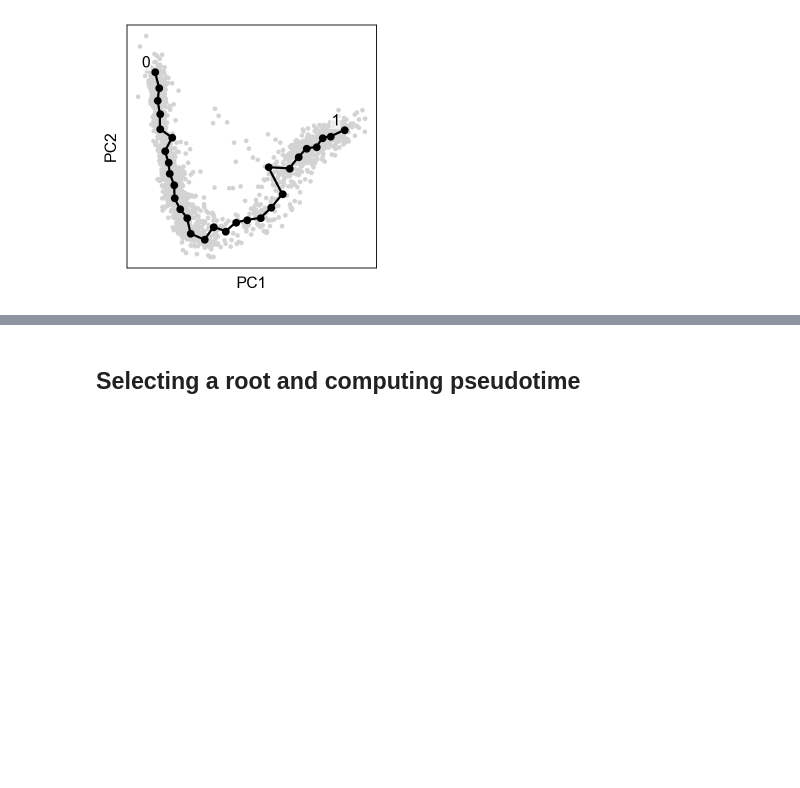
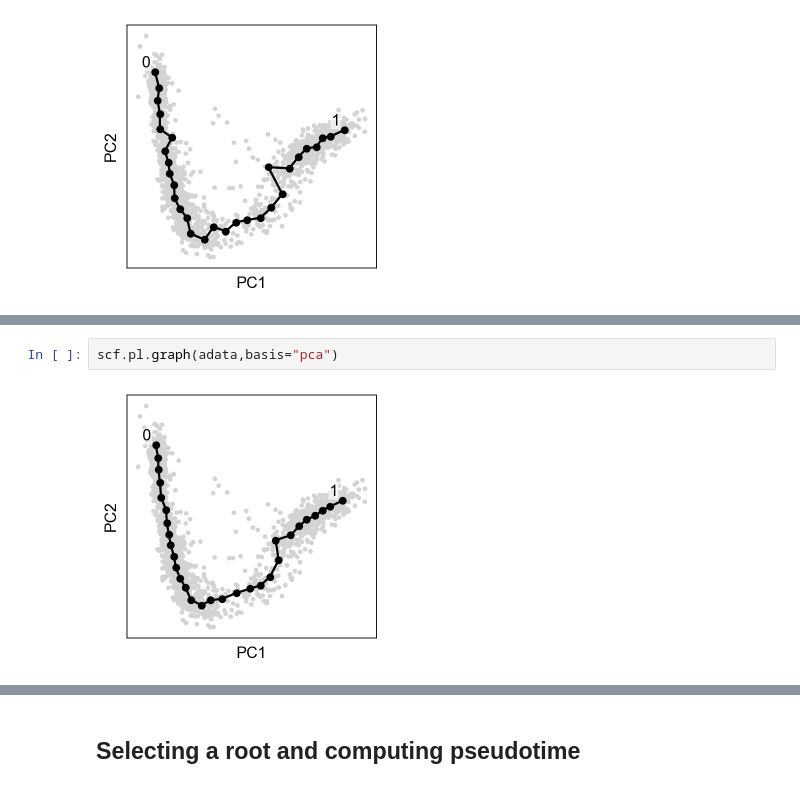
Before and after one commit to LouisFaure/scFates_notebooks, a Jupyter notebook: Basic_Curved_trajectory_analysis.ipynb, the cells around one changed output, grey strips where cells are left out. Cells and saved outputs as stored; diff of their text form; blank space fills up the shorter version.

```diff
--- a/Basic_Curved_trajectory_analysis.ipynb
+++ b/Basic_Curved_trajectory_analysis.ipynb
@@ -89,0 +112,4 @@ scf.pl.graph(adata,basis="pca")
+# %%
+scf.pl.graph(adata,basis="pca")
+# %% [output]
+[figure, added]
```
Also changed, not shown: parts of 22 cells of this notebook.
